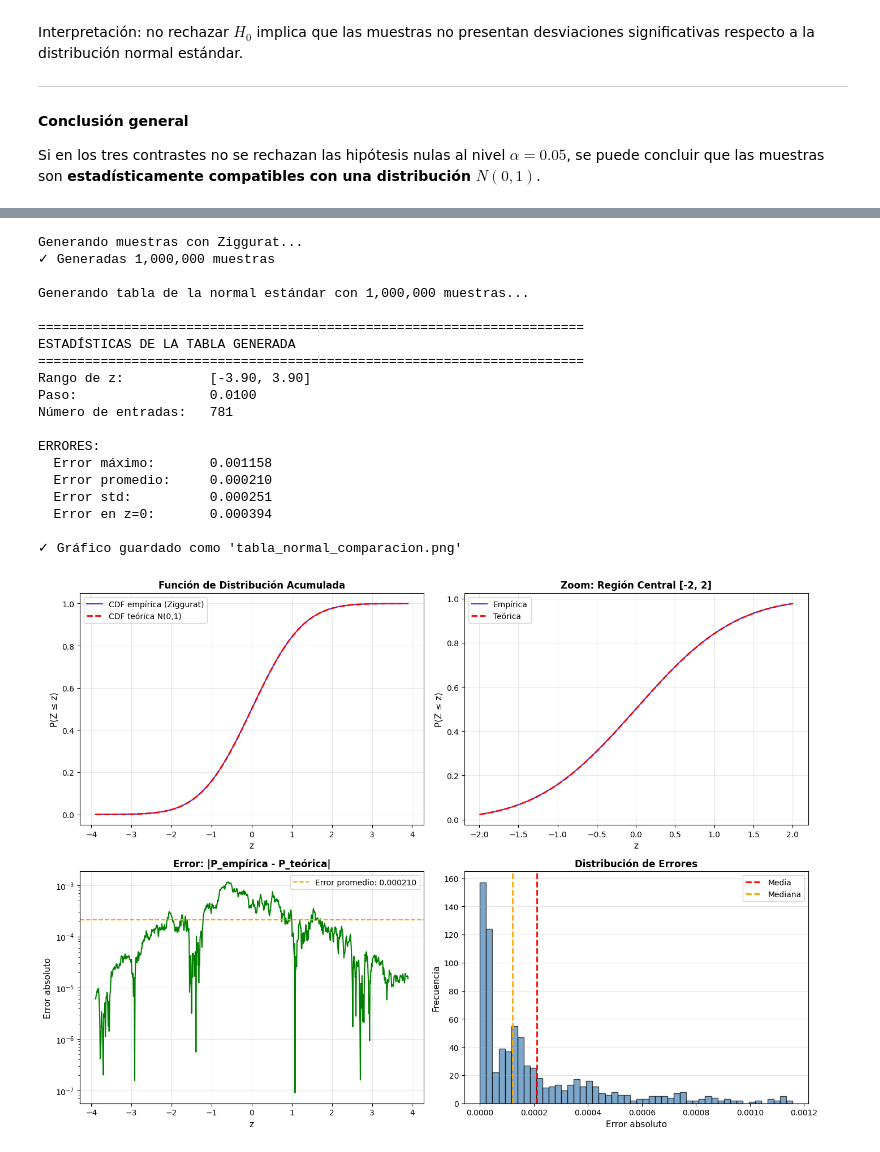
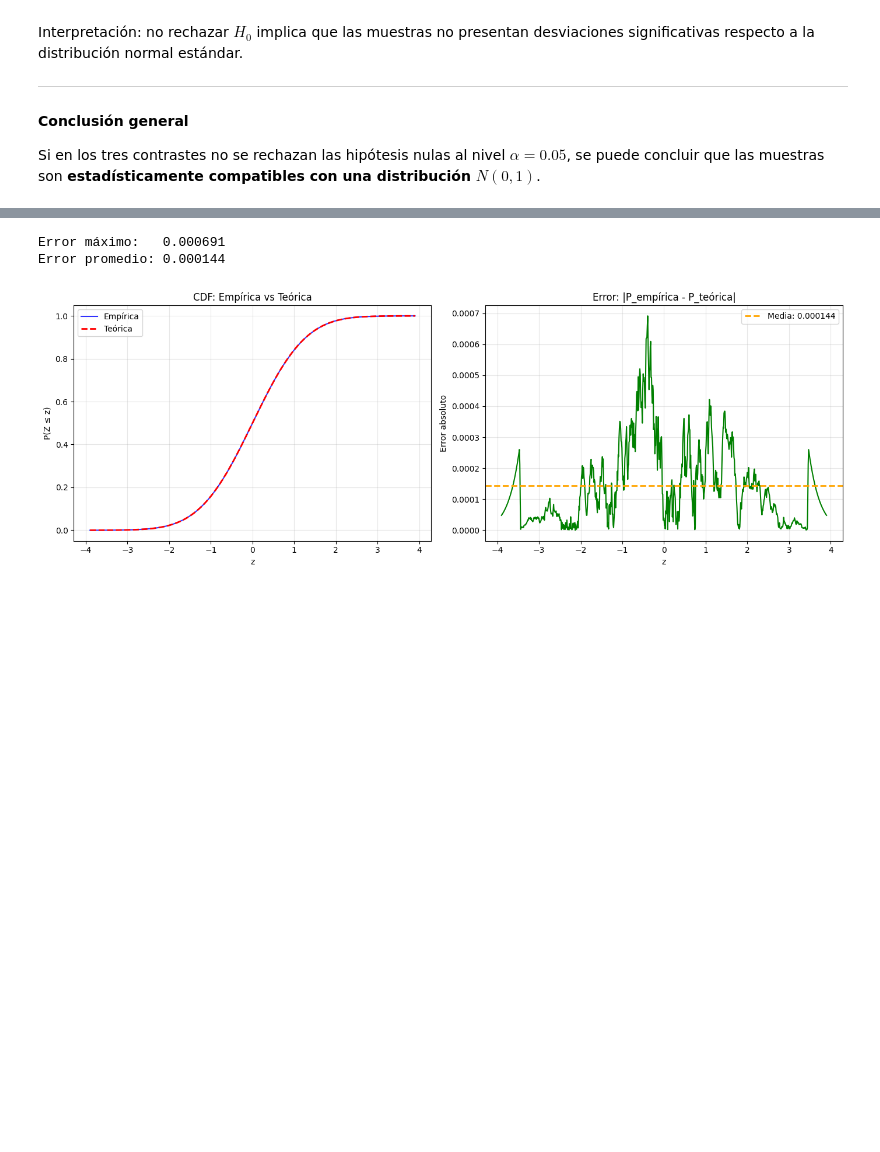
Before and after one commit to Esk1z0/PRACTICA_METODOS_SIMULACION_GRUPO8, a Jupyter notebook: definitivo.ipynb, the cells around one changed output, grey strips where cells are left out. Cells and saved outputs as stored; diff of their text form; code cells hidden in the pictures; blank space fills up the shorter version.

Commit message:
Pues yo esto ya no lo coto mas, solo va a haber un unico commit mas para dejarlo limpio

```diff
--- a/definitivo.ipynb
+++ b/definitivo.ipynb
@@ -1079,63 +914,15 @@ def imprimir_tabla_formato_clasico(tabla: pd.DataFrame, z_inicio: float = 0.0,
 # %%
-# Supongamos que ya tienes muestras generadas con Ziggurat
-# (sustituir por tu función generar_muestras_ziggurat)
 
-print("Generando muestras con Ziggurat...")
-# Aquí iría tu código de generación
-# muestras = generar_muestras_ziggurat(n_muestras=1000000, seed=42)
+tabla = generar_tabla_normal(muestras)
 
-# Para este ejemplo, usamos numpy (pero tú usarías tu generador)
-np.random.seed(42)
-muestras = np.random.standard_normal(1000000)
-print(f"✓ Generadas {len(muestras):,} muestras\n")
+# Estadísticas
+print(f"Error máximo:   {tabla['error'].max():.6f}")
+print(f"Error promedio: {tabla['error'].mean():.6f}\n")
 
-# Generar tabla de la normal estándar
-tabla = generar_tabla_normal_estandar(
-    muestras=muestras,
-    z_min=-3.9,
-    z_max=3.9,
-    paso=0.01,
-    mostrar_comparacion=True
-)
-
-# Imprimir tabla en formato clásico
-imprimir_tabla_formato_clasico(tabla, z_inicio=0.0, z_fin=3.0, filas=15)
-
-# Mostrar ejemplos de uso
-ejemplo_uso_tabla(tabla)
-
-# Guardar tabla completa a CSV
-tabla.to_csv('tabla_normal_estandar.csv', index=False)
-print(f"\n✓ Tabla completa guardada como 'tabla_normal_estandar.csv'")
-
-# Mostrar primeras y últimas filas
-print(f"\n{'='*70}")
-print("PRIMERAS 10 ENTRADAS DE LA TABLA:")
-print(f"{'='*70}")
-print(tabla.head(10).to_string(index=False))
-
-print(f"\n{'='*70}")
-print("ÚLTIMAS 10 ENTRADAS DE LA TABLA:")
-print(f"{'='*70}")
-print(tabla.tail(10).to_string(index=False))
+# Visualizar
+visualizar_tabla(tabla)
+guardar_tabla_clasica(tabla)
 # %% [output]
-Generando muestras con Ziggurat...
-✓ Generadas 1,000,000 muestras
-
-Generando tabla de la normal estándar con 1,000,000 muestras...
-
-======================================================================
-ESTADÍSTICAS DE LA TABLA GENERADA
-======================================================================
-Rango de z:           [-3.90, 3.90]
-Paso:                 0.0100
-Número de entradas:   781
-
-ERRORES:
-  Error máximo:       0.001158
-  Error promedio:     0.000210
-  Error std:          0.000251
-  Error en z=0:       0.000394
-
-✓ Gráfico guardado como 'tabla_normal_comparacion.png'
+Error máximo:   0.000691
+Error promedio: 0.000144
-[figure, old version]
+[figure, new version]
```
Also changed, not shown: parts of 4 cells of this notebook, 3 other files.
